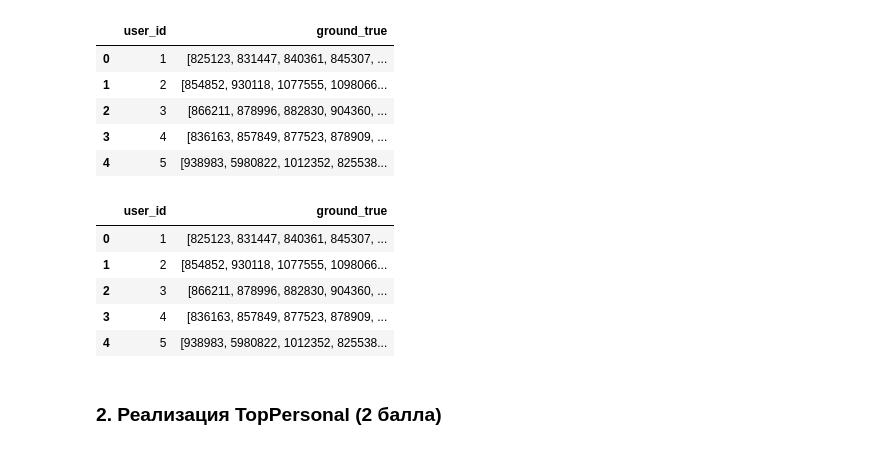
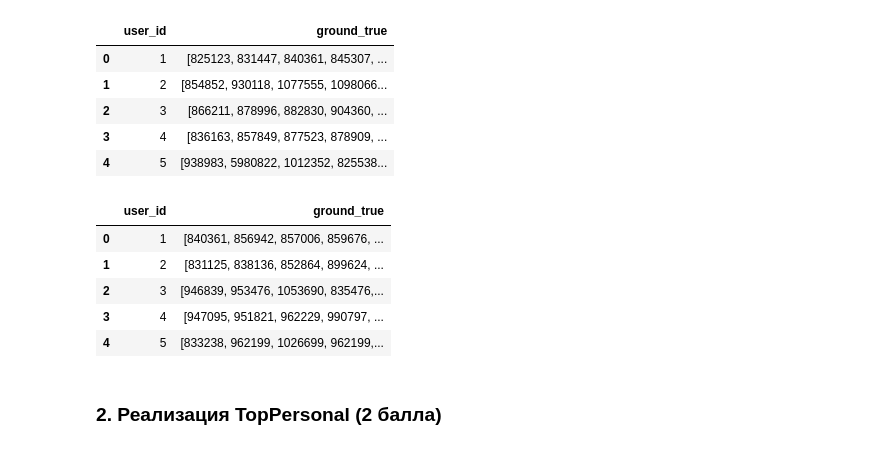
Before and after one commit to PavelMKh/HSE-AI, a Jupyter notebook: RECSYS/HSE_RecSys_HW4_Khomenko.ipynb, the cells around one changed output. Saved outputs shown, nothing was run; the diff lists cells and outputs as text; code cells hidden in the pictures.

```diff
--- a/RECSYS/HSE_RecSys_HW4_Khomenko.ipynb
+++ b/RECSYS/HSE_RecSys_HW4_Khomenko.ipynb
@@ -229,14 +231,14 @@ train_grouped.head()
 | 4 | 5 | [938983, 5980822, 1012352, 825538... |
 # %%
 test_grouped = test_df.groupby('user_id')['item_id'].apply(list).reset_index(name='ground_true')
-train_grouped.head()
+test_grouped.head()
 # %% [output]
 |  | user_id | ground_true |
-| 0 | 1 | [825123, 831447, 840361, 845307, ... |
-| 1 | 2 | [854852, 930118, 1077555, 1098066... |
-| 2 | 3 | [866211, 878996, 882830, 904360, ... |
-| 3 | 4 | [836163, 857849, 877523, 878909, ... |
-| 4 | 5 | [938983, 5980822, 1012352, 825538... |
+| 0 | 1 | [840361, 856942, 857006, 859676, ... |
+| 1 | 2 | [831125, 838136, 852864, 899624, ... |
+| 2 | 3 | [946839, 953476, 1053690, 835476,... |
+| 3 | 4 | [947095, 951821, 962229, 990797, ... |
+| 4 | 5 | [833238, 962199, 1026699, 962199,... |
 # %% [markdown]
 ### 2. Реализация TopPersonal (2 балла)
 # %% [markdown]
```
Also changed, not shown: parts of 13 cells of this notebook.
